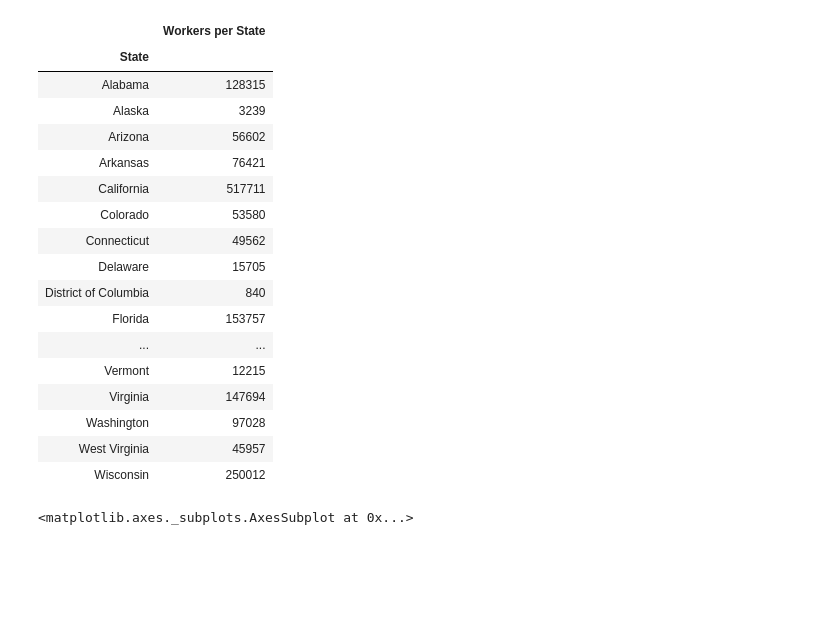
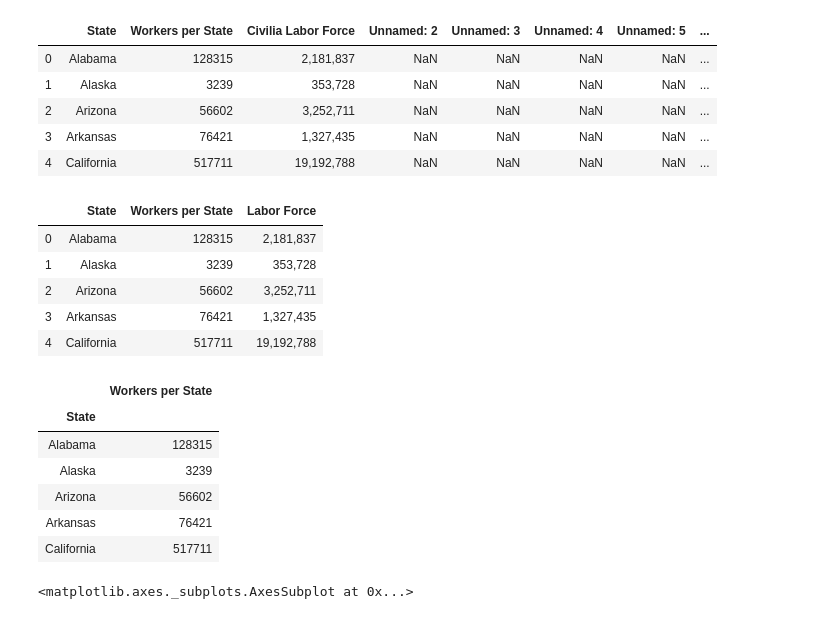
Before and after one commit to settinge/Cancer-and-Nonbiological-Variables, a Jupyter notebook: Merged_Data_and_Visualizations.ipynb, the cells around one changed output. Cells and saved outputs as stored; diff of their text form; code cells hidden in the pictures; blank space fills up the shorter version.

```diff
--- a/Merged_Data_and_Visualizations.ipynb
+++ b/Merged_Data_and_Visualizations.ipynb
@@ -15 +17,11 @@ st_in_brk_df = pd.read_csv(state_ind_breakdown)
 cancer_rate_df = pd.read_csv(combined_cancer)
+# %%
+job_lab_df = pd.merge(state_job_df,state_lab_df, on="State" )
+job_lab_df.head()
+# %% [output]
+|  | State | Workers per State | Civilia Labor Force | Unnamed: 2 | Unnamed: 3 | Unnamed: 4 | Unnamed: 5 | ... |
+| 0 | Alabama | 128315 | 2,181,837 | NaN | NaN | NaN | NaN | ... |
+| 1 | Alaska | 3239 | 353,728 | NaN | NaN | NaN | NaN | ... |
+| 2 | Arizona | 56602 | 3,252,711 | NaN | NaN | NaN | NaN | ... |
+| 3 | Arkansas | 76421 | 1,327,435 | NaN | NaN | NaN | NaN | ... |
+| 4 | California | 517711 | 19,192,788 | NaN | NaN | NaN | NaN | ... |
@@ -16,25 +32,23 @@ cancer_rate_df = pd.read_csv(combined_cancer)
+# %%
+job_lab_df.head()
+# %% [output]
+|  | State | Workers per State | Labor Force |
+| 0 | Alabama | 128315 | 2,181,837 |
+| 1 | Alaska | 3239 | 353,728 |
+| 2 | Arizona | 56602 | 3,252,711 |
+| 3 | Arkansas | 76421 | 1,327,435 |
+| 4 | California | 517711 | 19,192,788 |
 # %%
 state_job_ind = state_job_df.set_index("State")
-state_job_ind.head(50)
+state_job_ind.head()
 # %% [output]
 |  | Workers per State |
 | State |  |
 | Alabama | 128315 |
 | Alaska | 3239 |
 | Arizona | 56602 |
 | Arkansas | 76421 |
 | California | 517711 |
-| Colorado | 53580 |
-| Connecticut | 49562 |
-| Delaware | 15705 |
-| District of Columbia | 840 |
-| Florida | 153757 |
-| ... | ... |
-| Vermont | 12215 |
-| Virginia | 147694 |
-| Washington | 97028 |
-| West Virginia | 45957 |
-| Wisconsin | 250012 |
 # %%
 plt.figure()
 state_job_ind.plot(kind = "barh",figsize=(3,10))
```
Also changed, not shown: parts of 22 cells of this notebook, 1 other file.
